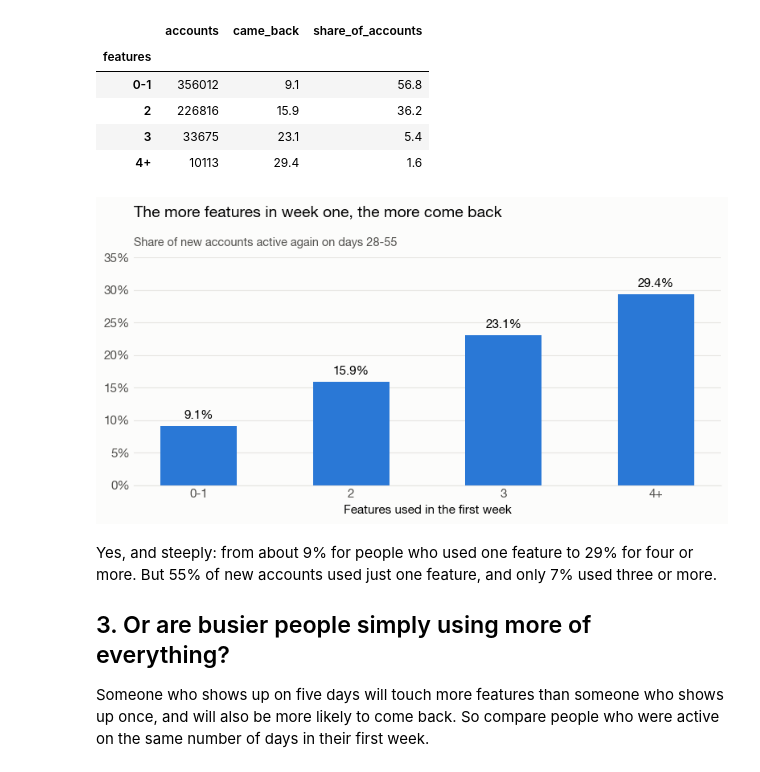
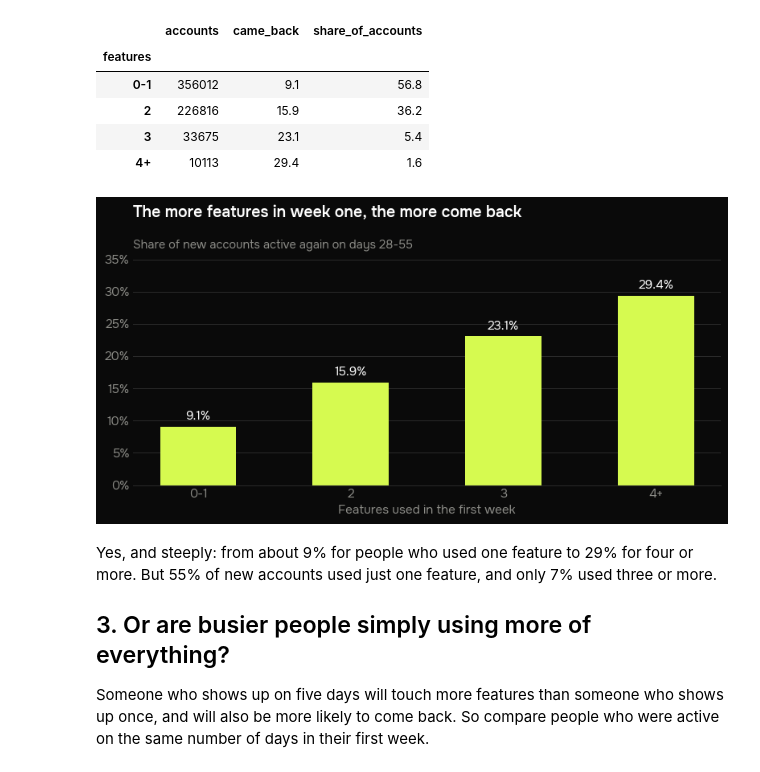
Before and after one commit to azadvoryanskiy/python-feature-retention, a Jupyter notebook: notebooks/feature_retention.ipynb, the cells around one changed output. Saved outputs shown, nothing was run; the diff lists cells and outputs as text; code cells hidden in the pictures.

```diff
--- a/notebooks/feature_retention.ipynb
+++ b/notebooks/feature_retention.ipynb
@@ -25,24 +25,30 @@ from pathlib import Path
 
 import matplotlib.pyplot as plt
 import pandas as pd
+from matplotlib import font_manager
 
 ROOT = Path.cwd().parent if Path.cwd().name == "notebooks" else Path.cwd()
 IMG = ROOT / "img"
 
-BLUE, ORANGE, GREY = "#2a78d6", "#eb6834", "#c9c8c3"
+# The portfolio's colours: ink background, volt for the thing to look at, greys for
+# the rest. Onest ships in fonts/ (SIL Open Font License).
+VOLT, GREY, DARK_GREY, MUTED = "#D6FA50", "#8C8C87", "#4A4A47", "#8C8C87"
+for font in (ROOT / "fonts").glob("*.ttf"):
+    font_manager.fontManager.addfont(font)
 plt.rcParams.update({
-    "font.family": "Helvetica Neue", "font.size": 11,
+    "font.family": ["Onest", "Helvetica Neue", "DejaVu Sans"], "font.size": 11,
+    "text.color": "#FFFFFF", "axes.labelcolor": MUTED, "legend.labelcolor": "#FFFFFF",
     "axes.spines.top": False, "axes.spines.right": False, "axes.spines.left": False,
-    "axes.edgecolor": "#e6e5e1", "axes.grid": True, "axes.grid.axis": "y",
-    "grid.color": "#e6e5e1", "axes.axisbelow": True,
-    "xtick.color": "#52514e", "ytick.color": "#52514e", "xtick.major.size": 0, "ytick.major.size": 0,
-    "figure.facecolor": "#fcfcfb", "axes.facecolor": "#fcfcfb", "savefig.facecolor": "#fcfcfb",
+    "axes.edgecolor": "#2A2A2A", "axes.grid": True, "axes.grid.axis": "y",
+    "grid.color": "#2A2A2A", "axes.axisbelow": True,
+    "xtick.color": MUTED, "ytick.color": MUTED, "xtick.major.size": 0, "ytick.major.size": 0,
+    "figure.facecolor": "#0A0A0A", "axes.facecolor": "#0A0A0A", "savefig.facecolor": "#0A0A0A",
 })
 
 
 def title(ax, headline, sub):
-    ax.set_title(f"{headline}\n", loc="left", fontsize=14, fontweight="bold", pad=22)
-    ax.text(0, 1.05, sub, transform=ax.transAxes, fontsize=10.5, color="#52514e")
+    ax.set_title(f"{headline}\n", loc="left", fontsize=14, fontweight=600, pad=22)
+    ax.text(0, 1.05, sub, transform=ax.transAxes, fontsize=10.5, color=MUTED)
 
 
 def pct_axis(ax, top):
@@ -117,16 +123,16 @@ by_features
 | 4+ | 10113 | 29.4 | 1.6 |
 # %%
 fig, ax = plt.subplots(figsize=(8, 4.2))
-bars = ax.bar(by_features.index.astype(str), by_features["came_back"], width=0.5, color=BLUE)
+bars = ax.bar(by_features.index.astype(str), by_features["came_back"], width=0.5, color=VOLT)
 ax.bar_label(bars, labels=[f"{v:.1f}%" for v in by_features["came_back"]], padding=4)
 pct_axis(ax, 35)
 ax.set_xlabel("Features used in the first week")
 title(ax, "The more features in week one, the more come back",
       "Share of new accounts active again on days 28-55")
 fig.tight_layout()
 fig.savefig(IMG / "1_by_features.png", dpi=200)
 # %% [output]
-[figure, old version]
+[figure, new version]
 # %% [markdown]
 Yes, and steeply: from about 9% for people who used one feature to 29% for four or
 more. But 55% of new accounts used just one feature, and only 7% used three or more.
```
Also changed, not shown: parts of 3 cells of this notebook, 9 other files.
